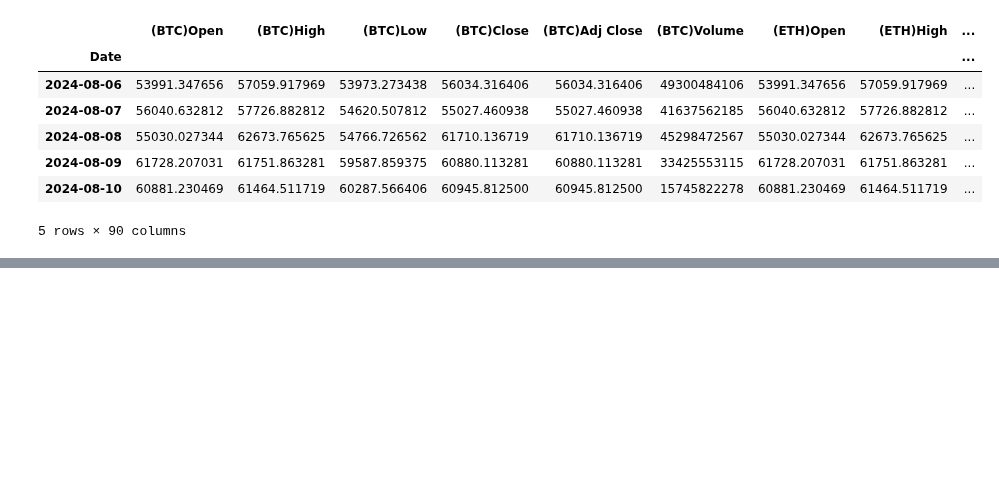
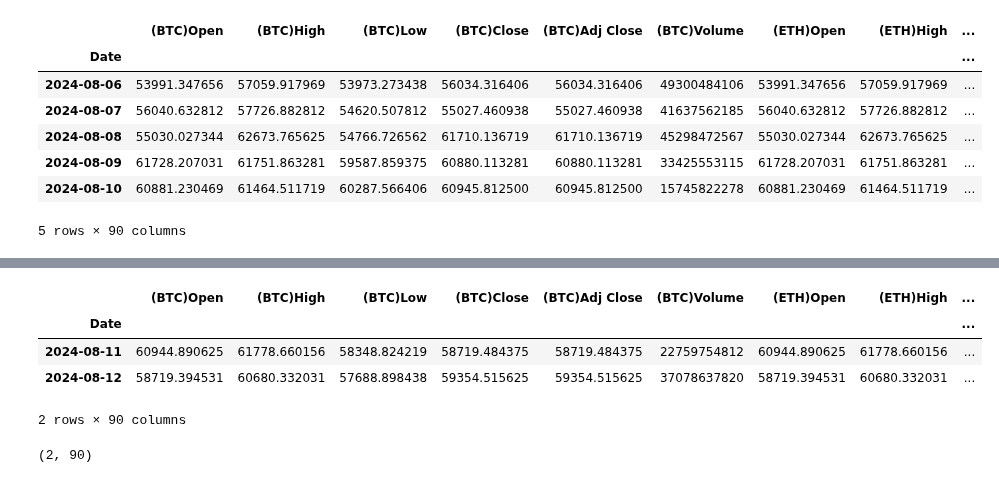
Before and after one commit to CODING-racer/criptobot, a Jupyter notebook: optimizado.ipynb, the cells around one changed output, grey strips where cells are left out. Drawn from its saved outputs; the diff is of its cells as text; code cells hidden in the pictures; blank space fills up the shorter version.

```diff
--- a/optimizado.ipynb
+++ b/optimizado.ipynb
@@ -461,0 +606,6 @@ df.tail()
+# %%
+TKOF_1.loc[:,['(USDT)Open','(USDT)High','(USDT)Low','(USDT)Close','(USDT)Adj Close','(USDT)Volume']] = USDT_RE.loc[:,['(USDT)Open','(USDT)High','(USDT)Low','(USDT)Close','(USDT)Adj Close','(USDT)Volume']]
+# %%
+TKOF_1.loc[:,['(UNI)Open','(UNI)High','(UNI)Low','(UNI)Close','(UNI)Adj Close','(UNI)Volume']] = UNI_RE.loc[:,['(UNI)Open','(UNI)High','(UNI)Low','(UNI)Close','(UNI)Adj Close','(UNI)Volume']]
+# %%
+TKOF_1.loc[:,['(LINK)Open','(LINK)High','(LINK)Low','(LINK)Close','(LINK)Adj Close','(LINK)Volume']] = LINK_RE.loc[:,['(LINK)Open','(LINK)High','(LINK)Low','(LINK)Close','(LINK)Adj Close','(LINK)Volume']]
@@ -461,0 +614,12 @@ df.tail()
+# %%
+TKOF_1
+# %% [output]
+|  | (BTC)Open | (BTC)High | (BTC)Low | (BTC)Close | (BTC)Adj Close | (BTC)Volume | (ETH)Open | (ETH)High | ... |
+| Date |  |  |  |  |  |  |  |  | ... |
+| 2024-08-11 | 60944.890625 | 61778.660156 | 58348.824219 | 58719.484375 | 58719.484375 | 22759754812 | 60944.890625 | 61778.660156 | ... |
+| 2024-08-12 | 58719.394531 | 60680.332031 | 57688.898438 | 59354.515625 | 59354.515625 | 37078637820 | 58719.394531 | 60680.332031 | ... |
+2 rows × 90 columns
+# %%
+TKOF_1.shape
+# %% [output]
+(2, 90)
```
Also changed, not shown: parts of 44 cells of this notebook.
